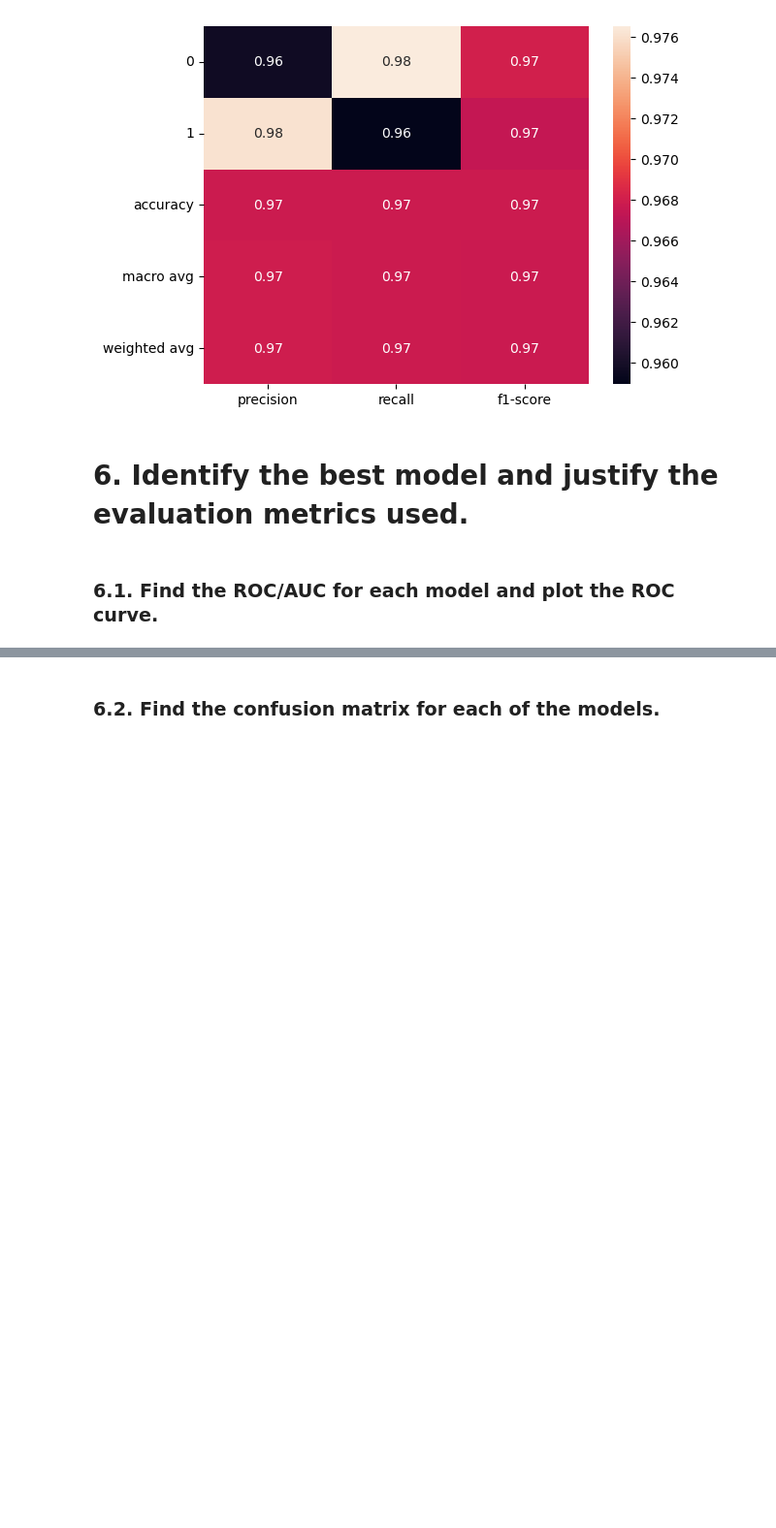
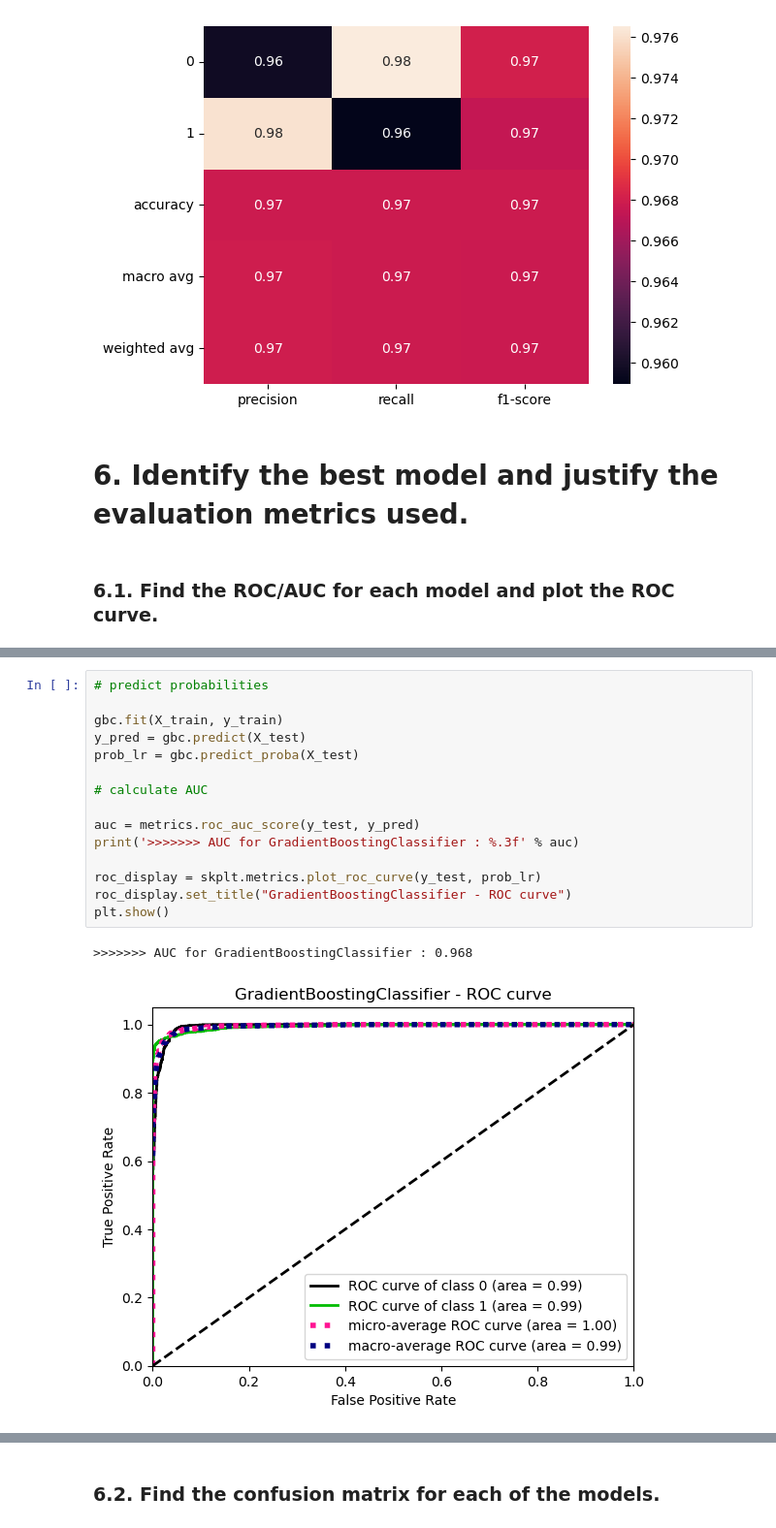
Before and after one commit to senthilkumarashok/MachineLearning, a Jupyter notebook: employee_turnover_analytics.ipynb, the cells around one changed output, grey strips where cells are left out. Shown at 97% size. Saved outputs shown, nothing was run; the diff lists cells and outputs as text; blank space fills up the shorter version.

```diff
--- a/employee_turnover_analytics.ipynb
+++ b/employee_turnover_analytics.ipynb
@@ -384,0 +401,18 @@ plt.show()
+# %%
+# predict probabilities
+
+gbc.fit(X_train, y_train)
+y_pred = gbc.predict(X_test)
+prob_lr = gbc.predict_proba(X_test)
+
+# calculate AUC
+
+auc = metrics.roc_auc_score(y_test, y_pred)
+print('>>>>>>> AUC for GradientBoostingClassifier : %.3f' % auc)
+
+roc_display = skplt.metrics.plot_roc_curve(y_test, prob_lr)
+roc_display.set_title("GradientBoostingClassifier - ROC curve")
+plt.show()
+# %% [output]
+>>>>>>> AUC for GradientBoostingClassifier : 0.968
+[figure, added]
```
Also changed, not shown: parts of 14 cells of this notebook.
